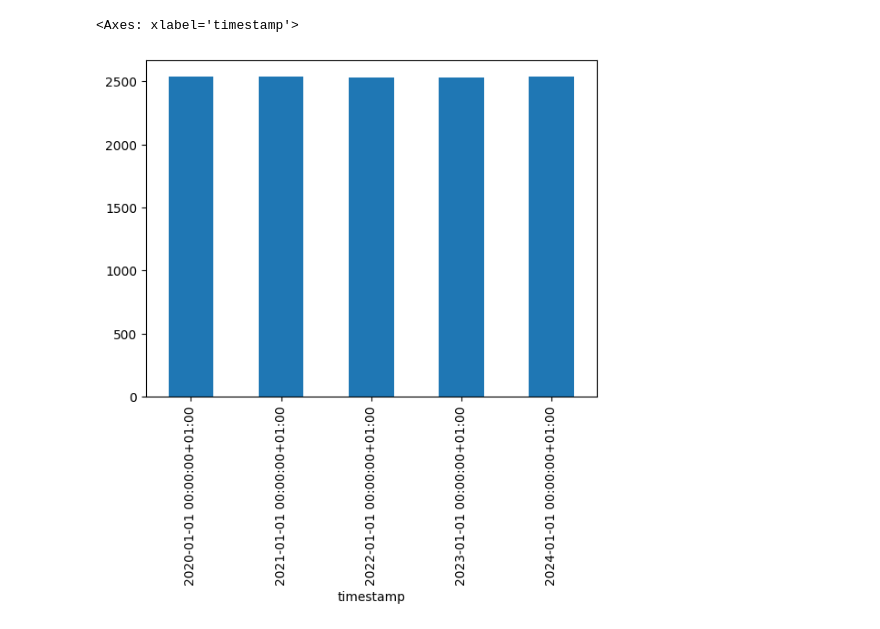
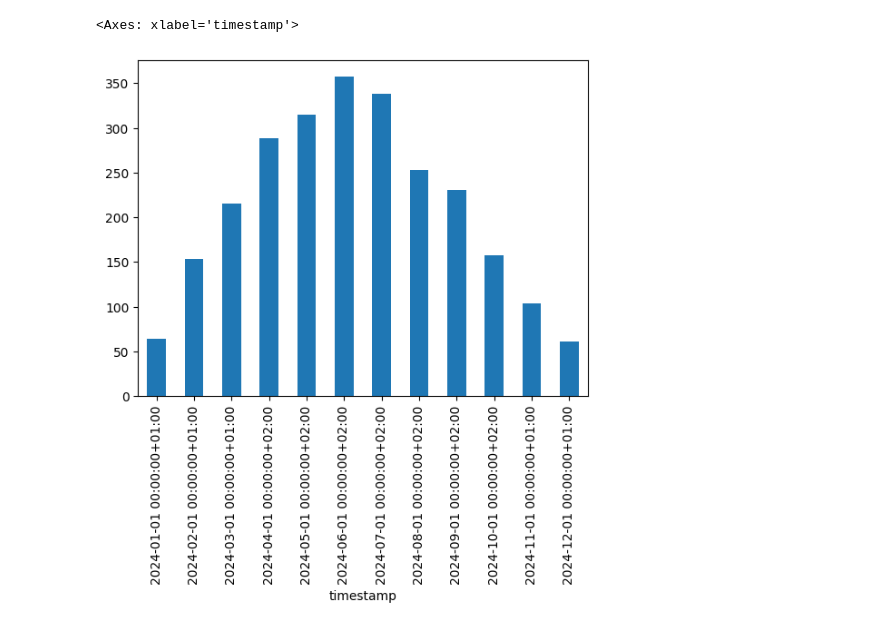
Before and after one commit to EnergieID/OpenEnergyID, a Jupyter notebook: pvlib.ipynb, the cells around one changed output. Cells and saved outputs as stored; diff of their text form; code cells hidden in the pictures.

```diff
--- a/pvlib.ipynb
+++ b/pvlib.ipynb
@@ -40,2 +4,22 @@ mc.model_dump(mode="json", exclude_defaults=True)
+# %%
+simulation_parameters = {
+    "system": {  # PV System, consisting of one or more PV arrays and inverters
+        "arrays": [  # Arrays, consisting of mounts and modules. Default module is 420Wp.
+            {
+                "mount": {  # Mount, defined by tilt and azimuth
+                    "surface_tilt": 35.0,  # 0 is flat, 90 is vertical
+                    "surface_azimuth": 240.0,  # 0/360 is north, 180 is south
+                },
+                "modules_per_string": 6,
+            }
+        ],
+        "inverter_parameters": {
+            "pdc0": 2500.0  # Max Power output in Watts
+        },
+    },
+    "location": {"latitude": 51.2, "longitude": 4.4, "tz": "Europe/Brussels"},
+    "start": "2024-01-01",
+    "end": "2025-01-01",
+}
 # %%
-PVLibPVWattsModelChain.model_validate(mc.model_dump(mode="json", exclude_defaults=True))
+mc = PVLibPVWattsModelChain.model_validate(simulation_parameters)
@@ -64,5 +44,5 @@ Name: p_mp, Length: 175392, dtype: float64
 # %%
-sim.simulation_results.resample("YS").sum().plot.bar()
+sim.simulation_results.resample("MS").sum().plot.bar()
 # %% [output]
 <Axes: xlabel='timestamp'>
-[figure, old version]
+[figure, new version]
```
Also changed, not shown: parts of 9 cells of this notebook, 1 other file.
